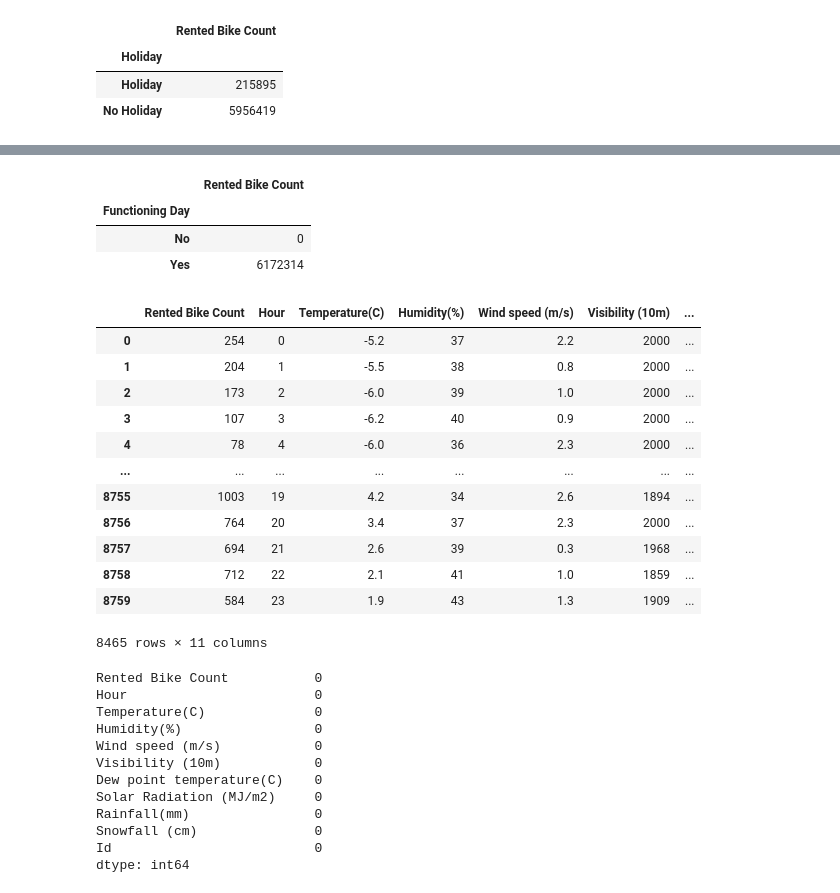
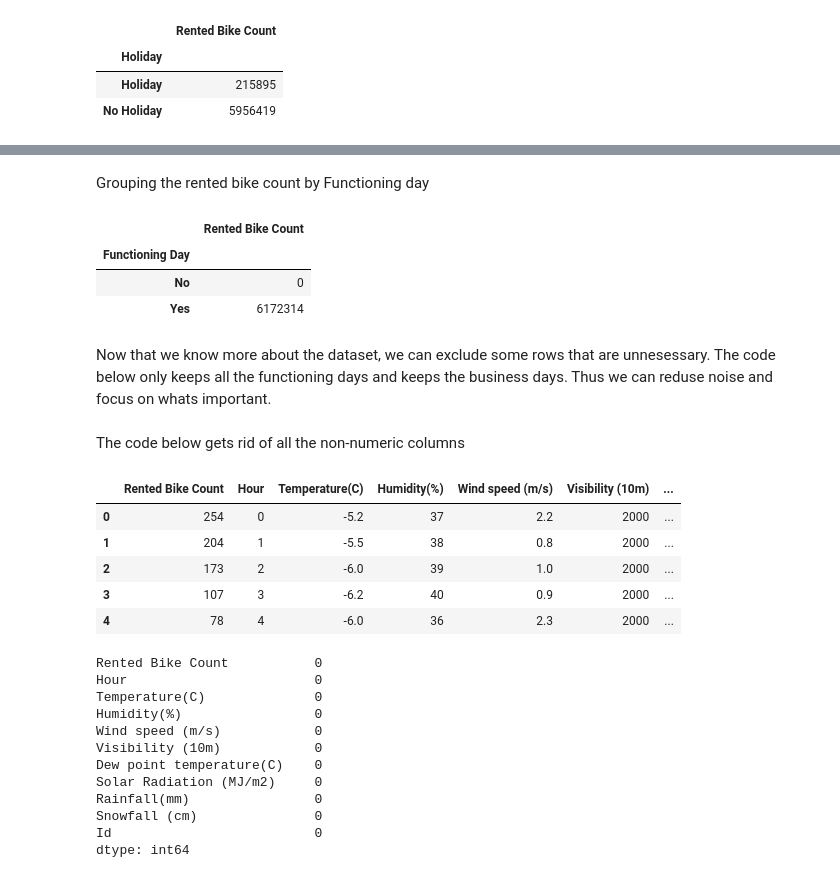
Before and after one commit to mahfuz978/Regression, a Jupyter notebook: Linear_Regression/Mahfuzur_Rahman_Linear_Regression_Project.ipynb, the cells around one changed output, grey strips where cells are left out. Drawn from its saved outputs; the diff is of its cells as text; code cells hidden in the pictures.

```diff
--- a/Linear_Regression/Mahfuzur_Rahman_Linear_Regression_Project.ipynb
+++ b/Linear_Regression/Mahfuzur_Rahman_Linear_Regression_Project.ipynb
@@ -13,2 +18,4 @@ Good Luck!
 # %%
 import pandas as pd
+import numpy as np
+pd.set_option('display.max_rows', 400)
@@ -15,2 +26,3 @@ import pandas as pd
 # %%
-df = pd.read_csv('https://raw.githubusercontent.com/Tech-i-s/data-science-course-wiki/master/Step%203-1%20Linear%20Regression/Project/SeoulBikeData.csv?token=AM2M2N3JH2IYHR35LJHUOVTAEWVTY')
+url = 'https://raw.githubusercontent.com/Tech-i-s/data-science-course-wiki/master/Step%203-1%20Linear%20Regression/Project/SeoulBikeData.csv?token=AM2M2N3JH2IYHR35LJHUOVTAEWVTY'
+df = pd.read_csv(url, na_values= ' ?')
@@ -100,3 +184,5 @@ x.head()
+# %% [markdown]
+Grouping the rented bike count by Functioning day
 # %%
 x = df[['Rented Bike Count','Functioning Day']]
 x = x.groupby('Functioning Day').sum()
@@ -106,25 +192,23 @@ x.head()
 | Functioning Day |  |
 | No | 0 |
 | Yes | 6172314 |
+# %% [markdown]
+Now that we know more about the dataset, we can exclude some rows that are unnesessary. The code below only keeps all the functioning days and keeps the business days. Thus we can reduse noise and focus on whats important.
 # %%
 df = df[df['Functioning Day']=='Yes']
+df = df[df['Holiday']=='No Holiday']
+# %% [markdown]
+The code below gets rid of all the non-numeric columns
 # %%
 df = df.select_dtypes(include = ['int64', 'float64'])
-df
+df.head()
 # %% [output]
 |  | Rented Bike Count | Hour | Temperature(C) | Humidity(%) | Wind speed (m/s) | Visibility (10m) | ... |
 | 0 | 254 | 0 | -5.2 | 37 | 2.2 | 2000 | ... |
 | 1 | 204 | 1 | -5.5 | 38 | 0.8 | 2000 | ... |
 | 2 | 173 | 2 | -6.0 | 39 | 1.0 | 2000 | ... |
 | 3 | 107 | 3 | -6.2 | 40 | 0.9 | 2000 | ... |
 | 4 | 78 | 4 | -6.0 | 36 | 2.3 | 2000 | ... |
-| ... | ... | ... | ... | ... | ... | ... | ... |
-| 8755 | 1003 | 19 | 4.2 | 34 | 2.6 | 1894 | ... |
-| 8756 | 764 | 20 | 3.4 | 37 | 2.3 | 2000 | ... |
-| 8757 | 694 | 21 | 2.6 | 39 | 0.3 | 1968 | ... |
-| 8758 | 712 | 22 | 2.1 | 41 | 1.0 | 1859 | ... |
-| 8759 | 584 | 23 | 1.9 | 43 | 1.3 | 1909 | ... |
-8465 rows × 11 columns
 # %%
 df.isnull().sum()
 # %% [output]
```
Also changed, not shown: parts of 47 cells of this notebook.
